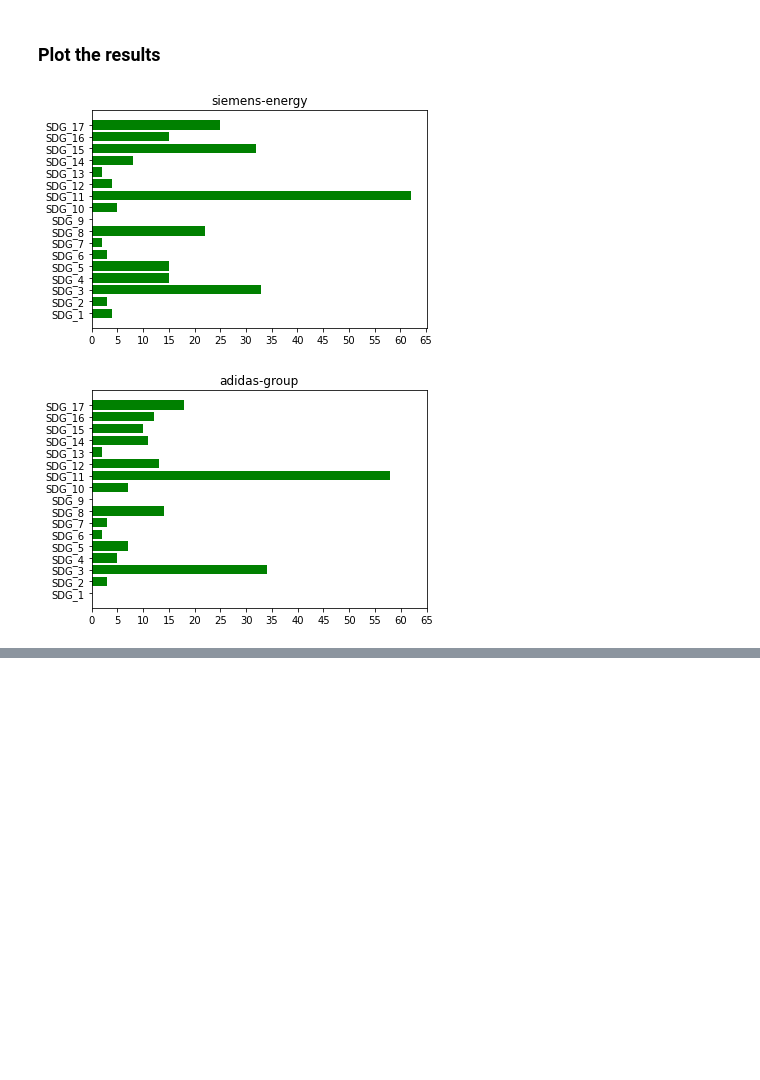
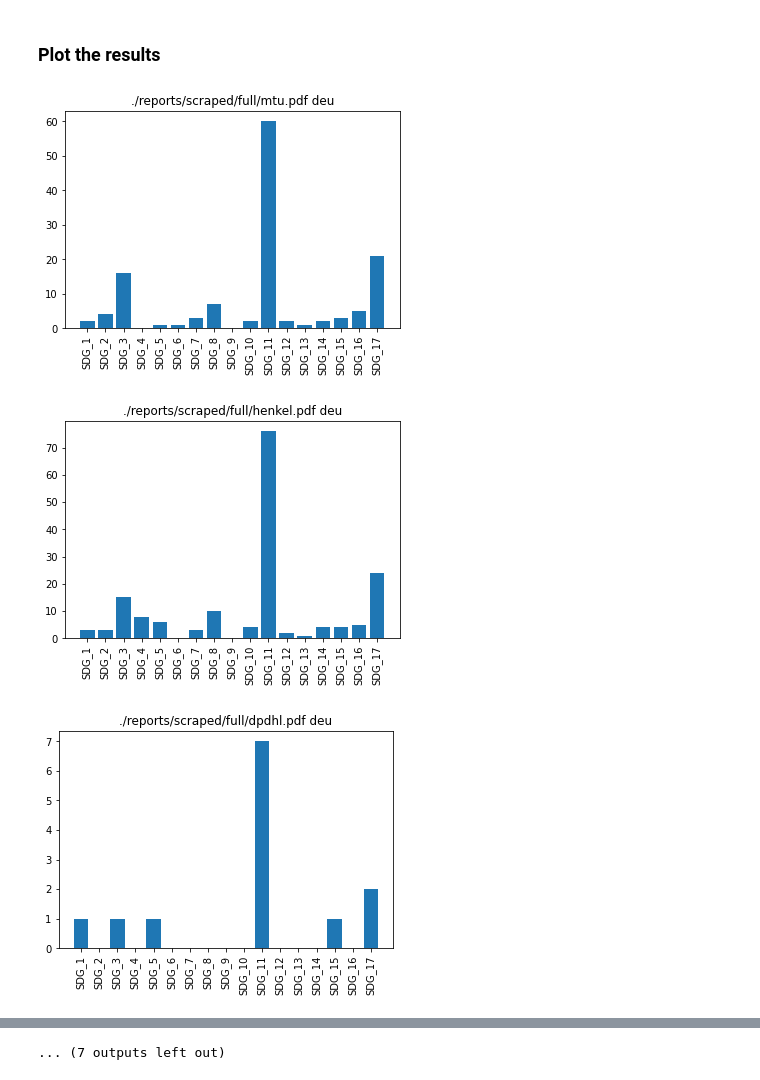
Before and after one commit to FieteO/fuehrung_und_nachhaltigkeit, a Jupyter notebook: cluster_count.ipynb, the cells around one changed output, grey strips where cells are left out. Cells and saved outputs as stored; diff of their text form; code cells hidden in the pictures; blank space fills up the shorter version.

```diff
--- a/cluster_count.ipynb
+++ b/cluster_count.ipynb
@@ -91,29 +102,21 @@ reports.head()
 # %% [markdown]
 ### Plot the results
 # %%
-def extract_filename(filepath: str) -> str:
-    filename = os.path.basename(filepath).split('.')
-    return filename[0]
-
 import matplotlib.pyplot as plt
 import numpy as np
 import ast
-import os
 
-%matplotlib inline
-D = ast.literal_eval(reports.at[0, 'sdg_count'])
-E = ast.literal_eval(reports.at[1, 'sdg_count'])
+D = ast.literal_eval(reports.at[10, 'sdg_count'])
+E = ast.literal_eval(reports.at[11, 'sdg_count'])
 ind = np.arange(len(D))
 
 for index, row in reports.iterrows():
     sdg_count = ast.literal_eval(row['sdg_count'])  # parse dict from string
-    title = extract_filename(row['filepath'])
-    plt.title(title)
-    plt.barh(ind, list(sdg_count.values()), color='green')
-    plt.yticks(ind, list(D.keys()), rotation=0)
-    plt.xticks(np.arange(0,70, step=5))
-    plt.savefig(f'SDG_classification_{title}.png')
+    plt.title(row['filepath'] + " " + row['lang'])
+    plt.bar(ind, list(sdg_count.values()))
+    plt.xticks(ind, list(D.keys()), rotation=90)
     plt.show()
 # %% [output]
-[figure, old version]
+[figure, new version]
-[figure, old version]
+[figure, new version]
+[figure, added]
@@ -119,0 +132 @@ for index, row in reports.iterrows():
+... (7 outputs left out)
```
Also changed, not shown: parts of 6 cells of this notebook, 1 other file.
